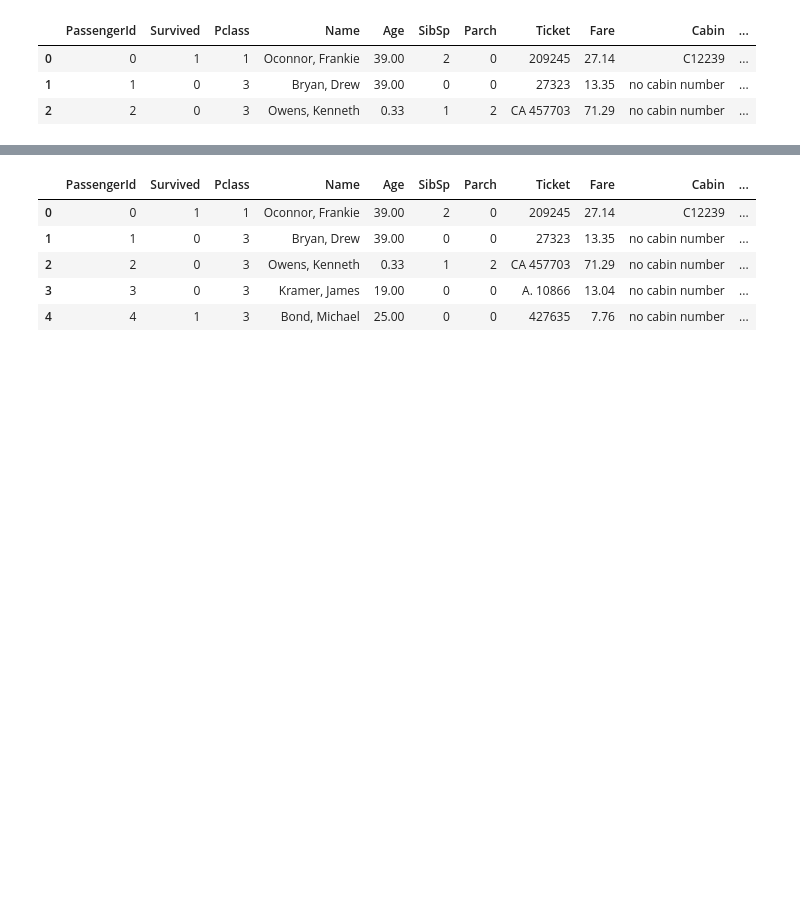
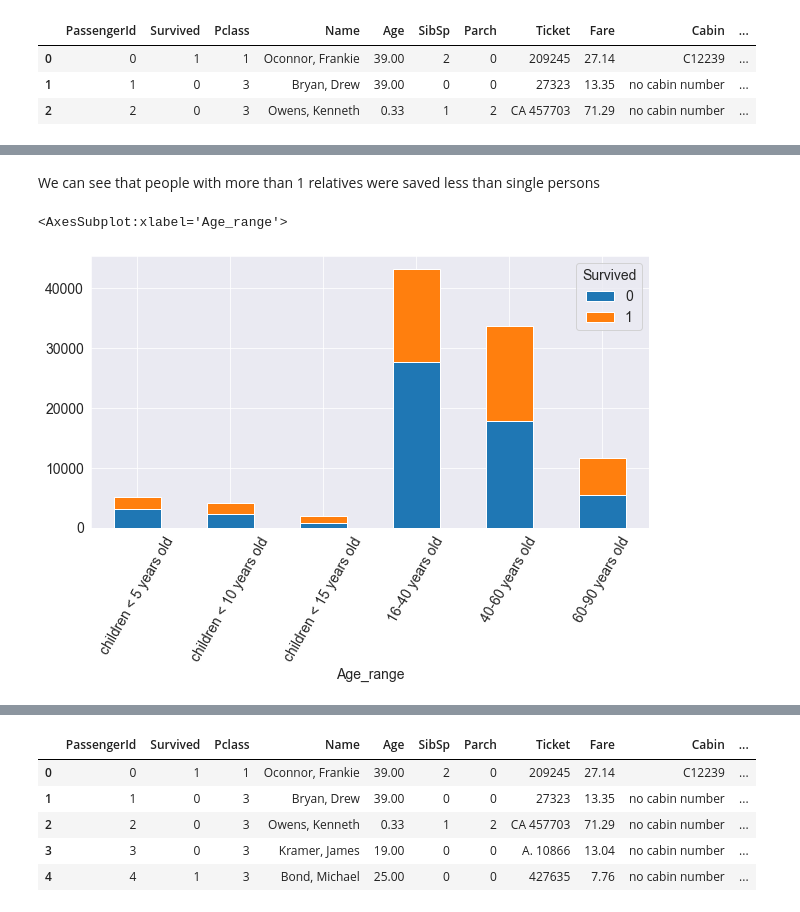
Before and after one commit to pmstangmailcom/rs_school, a Jupyter notebook: EDA_data_exploration.ipynb, the cells around one changed output, grey strips where cells are left out. Saved outputs shown, nothing was run; the diff lists cells and outputs as text; code cells hidden in the pictures; blank space fills up the shorter version.

```diff
--- a/EDA_data_exploration.ipynb
+++ b/EDA_data_exploration.ipynb
@@ -418,0 +380,7 @@ Text(0.5, 1.0, 'Destribution men and women among single people')
+# %% [markdown]
+We can see that people with more than 1 relatives were saved less than single persons
+# %%
+passengers.pivot_table('PassengerId', 'Age_range', 'Survived', 'count').plot(kind='bar', stacked=True, rot=60)
+# %% [output]
+<AxesSubplot:xlabel='Age_range'>
+[figure, added]
```
Also changed, not shown: parts of 65 cells of this notebook.
